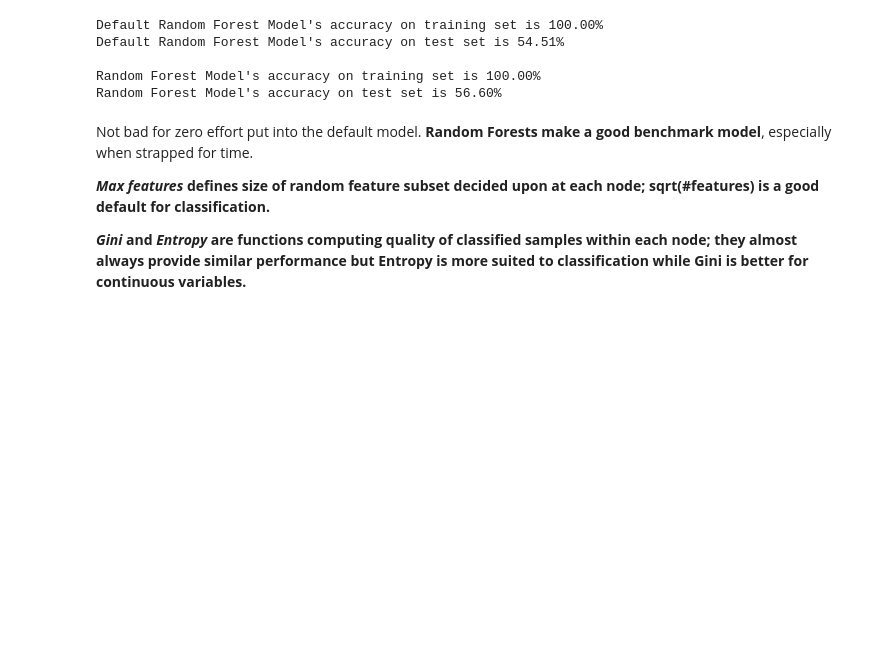
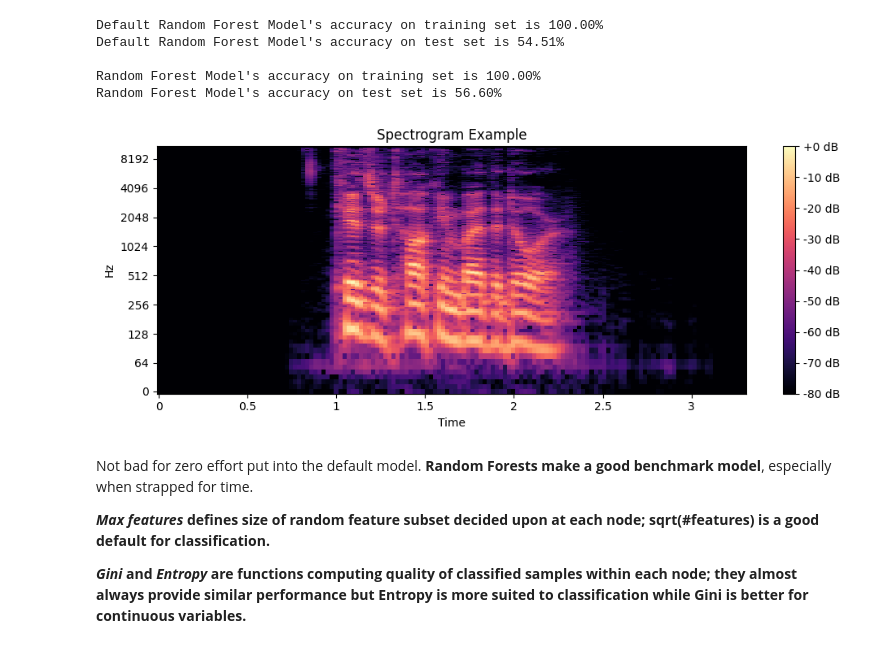
Before and after one commit to Mulin-Zhang3/Week3-ClassicML, a Jupyter notebook: Week_3_MachineLearning.ipynb, the cells around one changed output. Saved outputs shown, nothing was run; the diff lists cells and outputs as text; code cells hidden in the pictures; blank space fills up the shorter version.

```diff
--- a/Week_3_MachineLearning.ipynb
+++ b/Week_3_MachineLearning.ipynb
@@ -694,6 +694,27 @@ Default Random Forest Model's accuracy on test set is 54.51%
 
 Random Forest Model's accuracy on training set is 100.00%
 Random Forest Model's accuracy on test set is 56.60%
+# %%
+import librosa
+import librosa.display
+import matplotlib.pyplot as plt
+
+# load one audio file
+audio_path = '/content/drive/MyDrive/IAT360/Ass3/Audio Data/Actor_01/03-01-01-01-01-01-01.wav'
+
+y, sr = librosa.load(audio_path)
+
+# create spectrogram
+D = librosa.amplitude_to_db(abs(librosa.stft(y)), ref=np.max)
+
+plt.figure(figsize=(10, 4))
+librosa.display.specshow(D, sr=sr, x_axis='time', y_axis='log')
+plt.colorbar(format='%+2.0f dB')
+plt.title('Spectrogram Example')
+plt.tight_layout()
+plt.show()
+# %% [output]
+[figure, added]
 # %% [markdown]
 Not bad for zero effort put into the default model. **Random Forests make a good benchmark model**, especially when strapped for time.
 
```
